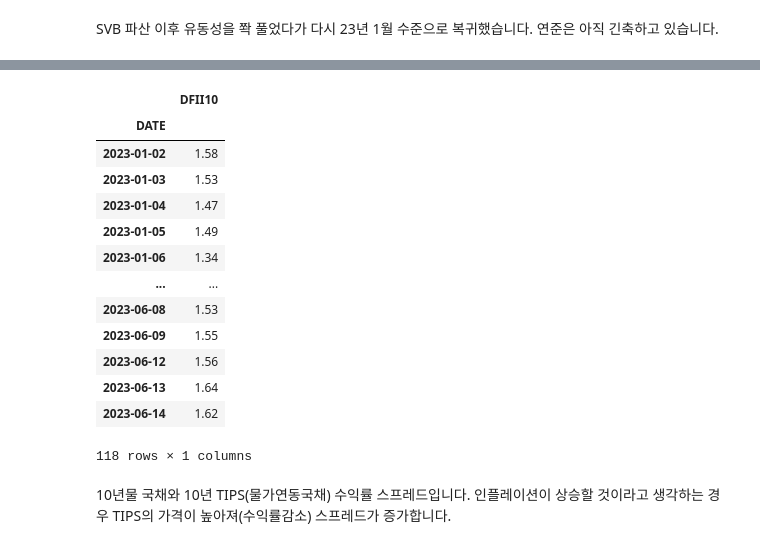
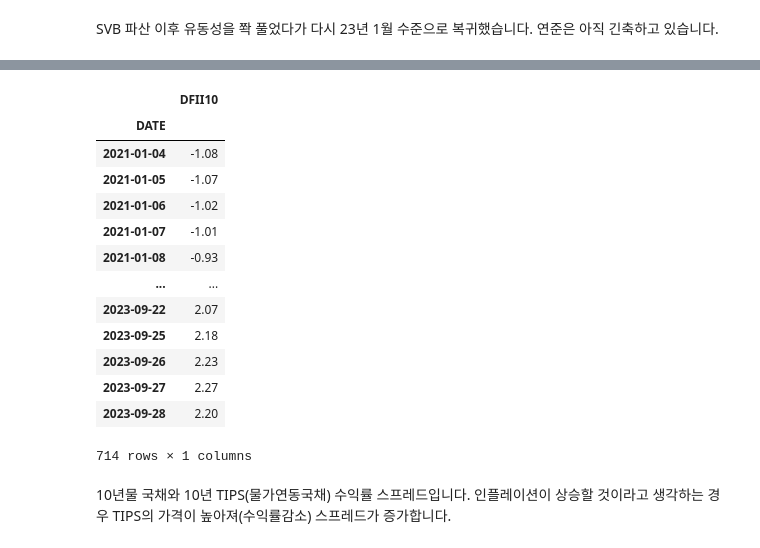
Before and after one commit to hojune2/_investment, a Jupyter notebook: macro.ipynb, the cells around one changed output, grey strips where cells are left out. Drawn from its saved outputs; the diff is of its cells as text; code cells hidden in the pictures.

```diff
--- a/macro.ipynb
+++ b/macro.ipynb
@@ -41,20 +41,20 @@ data.plot()
 # %%
-data['2023']
+data
 # %% [output]
 |  | DFII10 |
 | DATE |  |
-| 2023-01-02 | 1.58 |
-| 2023-01-03 | 1.53 |
-| 2023-01-04 | 1.47 |
-| 2023-01-05 | 1.49 |
-| 2023-01-06 | 1.34 |
+| 2021-01-04 | -1.08 |
+| 2021-01-05 | -1.07 |
+| 2021-01-06 | -1.02 |
+| 2021-01-07 | -1.01 |
+| 2021-01-08 | -0.93 |
 | ... | ... |
-| 2023-06-08 | 1.53 |
-| 2023-06-09 | 1.55 |
-| 2023-06-12 | 1.56 |
-| 2023-06-13 | 1.64 |
-| 2023-06-14 | 1.62 |
+| 2023-09-22 | 2.07 |
+| 2023-09-25 | 2.18 |
+| 2023-09-26 | 2.23 |
+| 2023-09-27 | 2.27 |
+| 2023-09-28 | 2.20 |
-118 rows × 1 columns
+714 rows × 1 columns
 # %% [markdown]
 10년물 국채와 10년 TIPS(물가연동국채) 수익률 스프레드입니다. 인플레이션이 상승할 것이라고 생각하는 경우 TIPS의 가격이 높아져(수익률감소) 스프레드가 증가합니다.
 # %%
```
Also changed, not shown: parts of 17 cells of this notebook.
